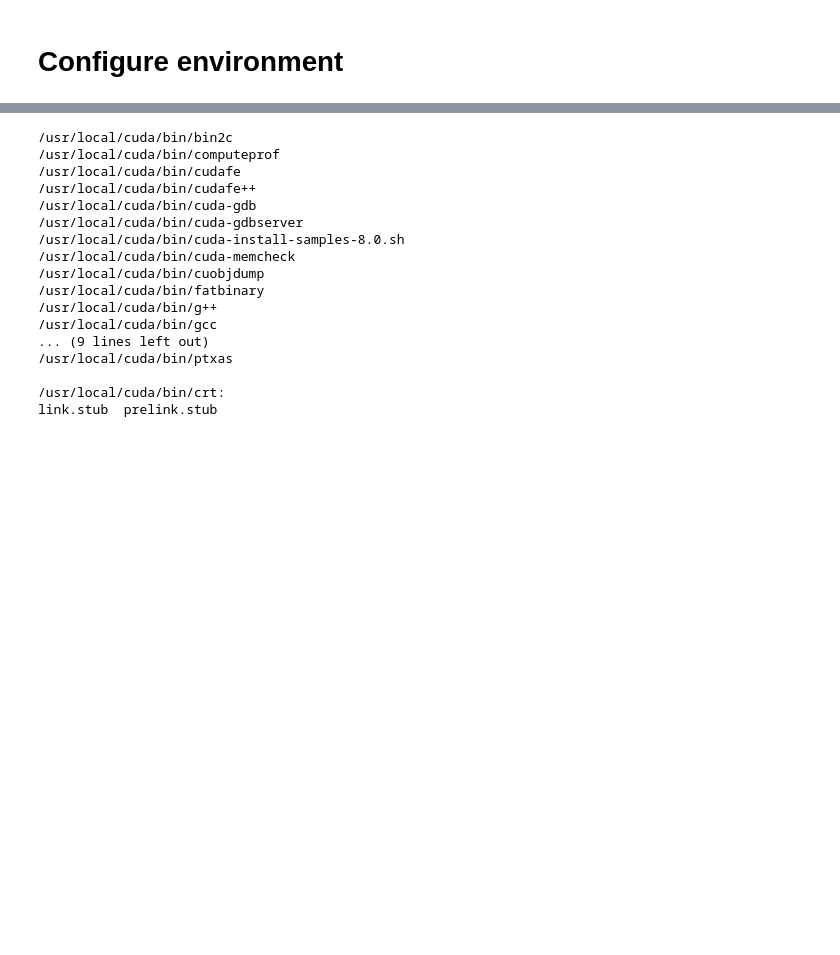
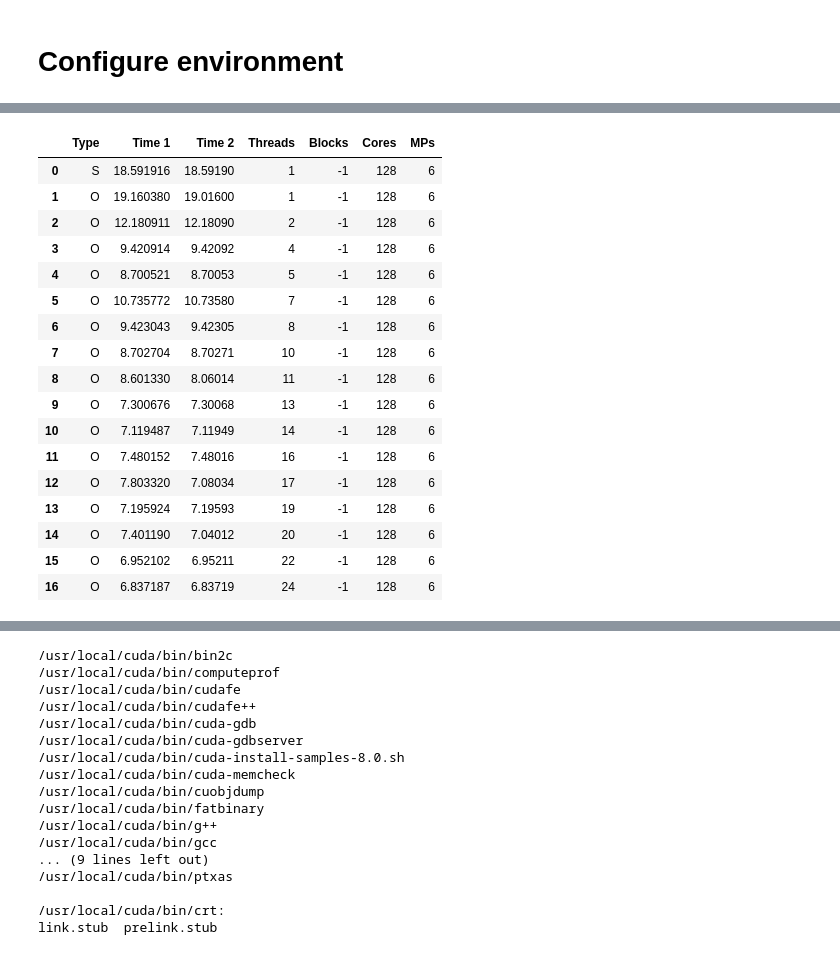
Before and after one commit to fstovarr/face_detection, a Jupyter notebook: face_detection/Analysis.ipynb, the cells around one changed output, grey strips where cells are left out. Cells and saved outputs as stored; diff of their text form; code cells hidden in the pictures; blank space fills up the shorter version.

```diff
--- a/face_detection/Analysis.ipynb
+++ b/face_detection/Analysis.ipynb
@@ -57,3 +83,23 @@ for t in types:
 # %%
 import pandas as pd
-df = pd.read_csv("output2.csv", names=('MPs', "Threads", "Time"))
+df = pd.read_csv("output.csv", names=('Type', "Time 1", "Time 2", "Threads", "Blocks", "Cores", "MPs"))
+df
+# %% [output]
+|  | Type | Time 1 | Time 2 | Threads | Blocks | Cores | MPs |
+| 0 | S | 18.591916 | 18.59190 | 1 | -1 | 128 | 6 |
+| 1 | O | 19.160380 | 19.01600 | 1 | -1 | 128 | 6 |
+| 2 | O | 12.180911 | 12.18090 | 2 | -1 | 128 | 6 |
+| 3 | O | 9.420914 | 9.42092 | 4 | -1 | 128 | 6 |
+| 4 | O | 8.700521 | 8.70053 | 5 | -1 | 128 | 6 |
+| 5 | O | 10.735772 | 10.73580 | 7 | -1 | 128 | 6 |
+| 6 | O | 9.423043 | 9.42305 | 8 | -1 | 128 | 6 |
+| 7 | O | 8.702704 | 8.70271 | 10 | -1 | 128 | 6 |
+| 8 | O | 8.601330 | 8.06014 | 11 | -1 | 128 | 6 |
+| 9 | O | 7.300676 | 7.30068 | 13 | -1 | 128 | 6 |
+| 10 | O | 7.119487 | 7.11949 | 14 | -1 | 128 | 6 |
+| 11 | O | 7.480152 | 7.48016 | 16 | -1 | 128 | 6 |
+| 12 | O | 7.803320 | 7.08034 | 17 | -1 | 128 | 6 |
+| 13 | O | 7.195924 | 7.19593 | 19 | -1 | 128 | 6 |
+| 14 | O | 7.401190 | 7.04012 | 20 | -1 | 128 | 6 |
+| 15 | O | 6.952102 | 6.95211 | 22 | -1 | 128 | 6 |
+| 16 | O | 6.837187 | 6.83719 | 24 | -1 | 128 | 6 |
```
Also changed, not shown: parts of 12 cells of this notebook, 2 other files.
